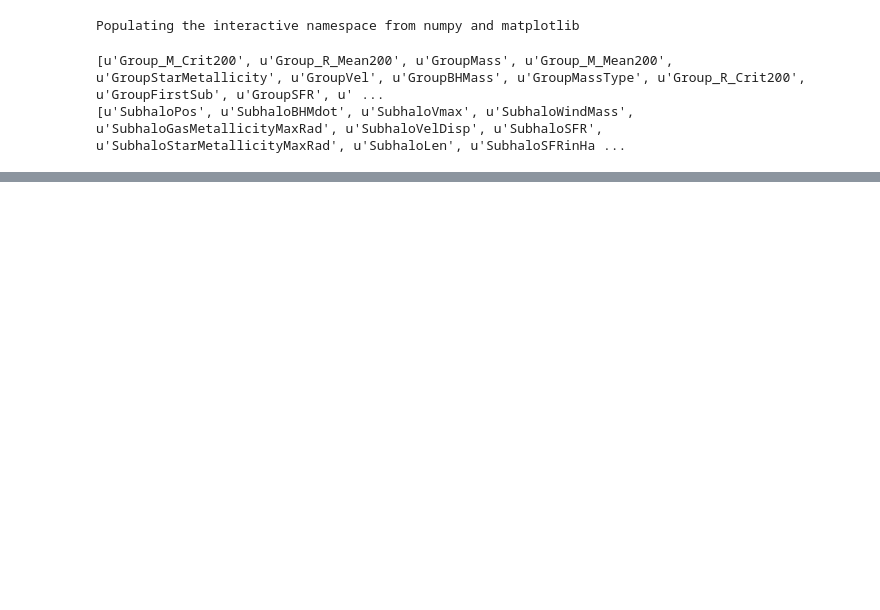
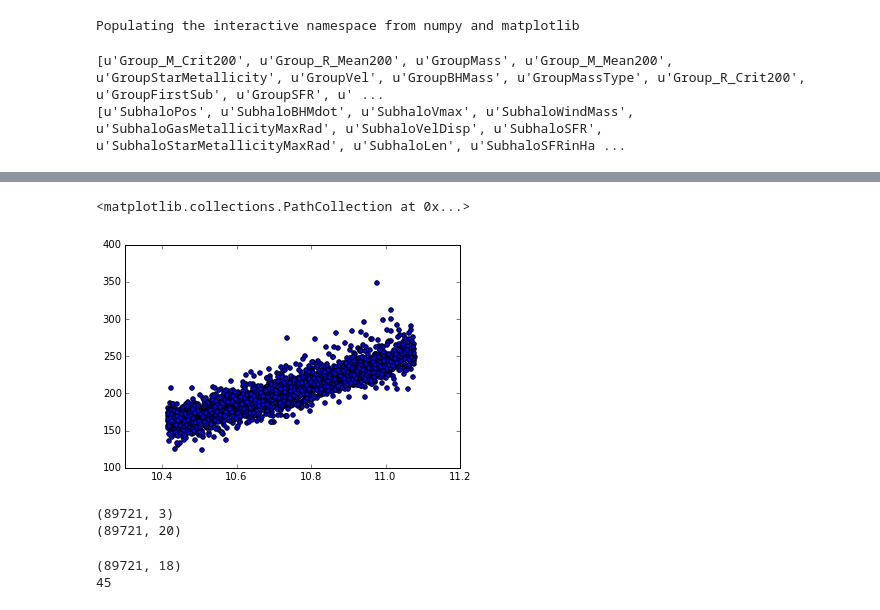
Before and after one commit to astroandes/IllustrisLG, a Jupyter notebook: code/BaryonCatalogCuts.ipynb, the cells around one changed output, grey strips where cells are left out. Saved outputs shown, nothing was run; the diff lists cells and outputs as text; code cells hidden in the pictures; blank space fills up the shorter version.

Commit message:
found 45 pairs

```diff
--- a/code/BaryonCatalogCuts.ipynb
+++ b/code/BaryonCatalogCuts.ipynb
@@ -57,2 +74,7 @@ size set S3: 1772 halos
+# %%
+scatter(log10(subhalo_stellar_mass[index_S1])+10, subhalo_vmax[index_S1])
+# %% [output]
+<matplotlib.collections.PathCollection at 0x...>
+[figure, added]
 # %%
 S3_pos = subhalos['SubhaloPos'][index_S3]/hubble
@@ -61,0 +109,48 @@ S3_vel = subhalos['SubhaloVel'][index_S3]
+# %%
+nbrs_S3 = NearestNeighbors(n_neighbors=20, algorithm='ball_tree').fit(S3_pad_pos)
+dist_S3, ind_S3 = nbrs_S3.kneighbors(S3_pad_pos)
+print S3_pad_pos.shape
+print dist_S3.shape
+# %% [output]
+(89721, 3)
+(89721, 20)
+# %%
+neighbor_index = ind_S3[:,1]
+neighbor_list = ind_S3[:,2:]
+print shape(neighbor_list)
+
+n_pairs = 0
+
+halo_A_id = empty((0), dtype=int)
+halo_B_id = empty((0), dtype=int)
+
+for i in range(n_S3):
+    l = neighbor_index[neighbor_index[i]]% n_S3
+    j = neighbor_index[i] % n_S3
+
+    other_j = neighbor_list[i,:] % n_S3
+    other_l = neighbor_list[neighbor_index[i],:] % n_S3
+
+    if((i==l) & (not (j in halo_A_id)) & (not (j in halo_B_id))): # first check to find mutual neighbors
+
+        if((S3_stellar_mass[i]<=12.0) & (S3_stellar_mass[j]<=12.0)): #second check on the masses of the two halos
+
+            if(dist_S3[i,1]<(1300.0)): #third check on the distance between the two halos
+
+                relative_vel = sqrt(sum((S3_pad_vel[i,:] - S3_pad_vel[j, :] + (hubble*100*dist_S3[i,1]/1000))**2))
+                if(relative_vel<150.0): #check on the relative velocity
+
+                    massive_close_to_i = any((dist_S3[i,2:]<(5000.0)) & (S3_stellar_mass[other_j]>=15.0))
+                    massive_close_to_j = any((dist_S3[j,2:]<(5000.0)) & (S3_stellar_mass[other_l]>=15.0))
+                    if((not massive_close_to_i) & (not massive_close_to_j)): #third check on isolation from massive halos
+
+                        virgo_close_to_i = any((dist_S3[i,2:]<(12000.0)) & (S3_stellar_mass[other_j]>=100.0))
+                        virgo_close_to_j = any((dist_S3[j,2:]<(12000.0)) & (S3_stellar_mass[other_l]>=100.0))
+                        if((not virgo_close_to_i) & (not virgo_close_to_j)): # fourth check on virgo
+                            n_pairs = n_pairs+ 1
+                            halo_A_id = append(halo_A_id, int(i))
+                            halo_B_id = append(halo_B_id, int(j))
+print n_pairs
+# %% [output]
+(89721, 18)
+45
```
Also changed, not shown: parts of 13 cells of this notebook.
